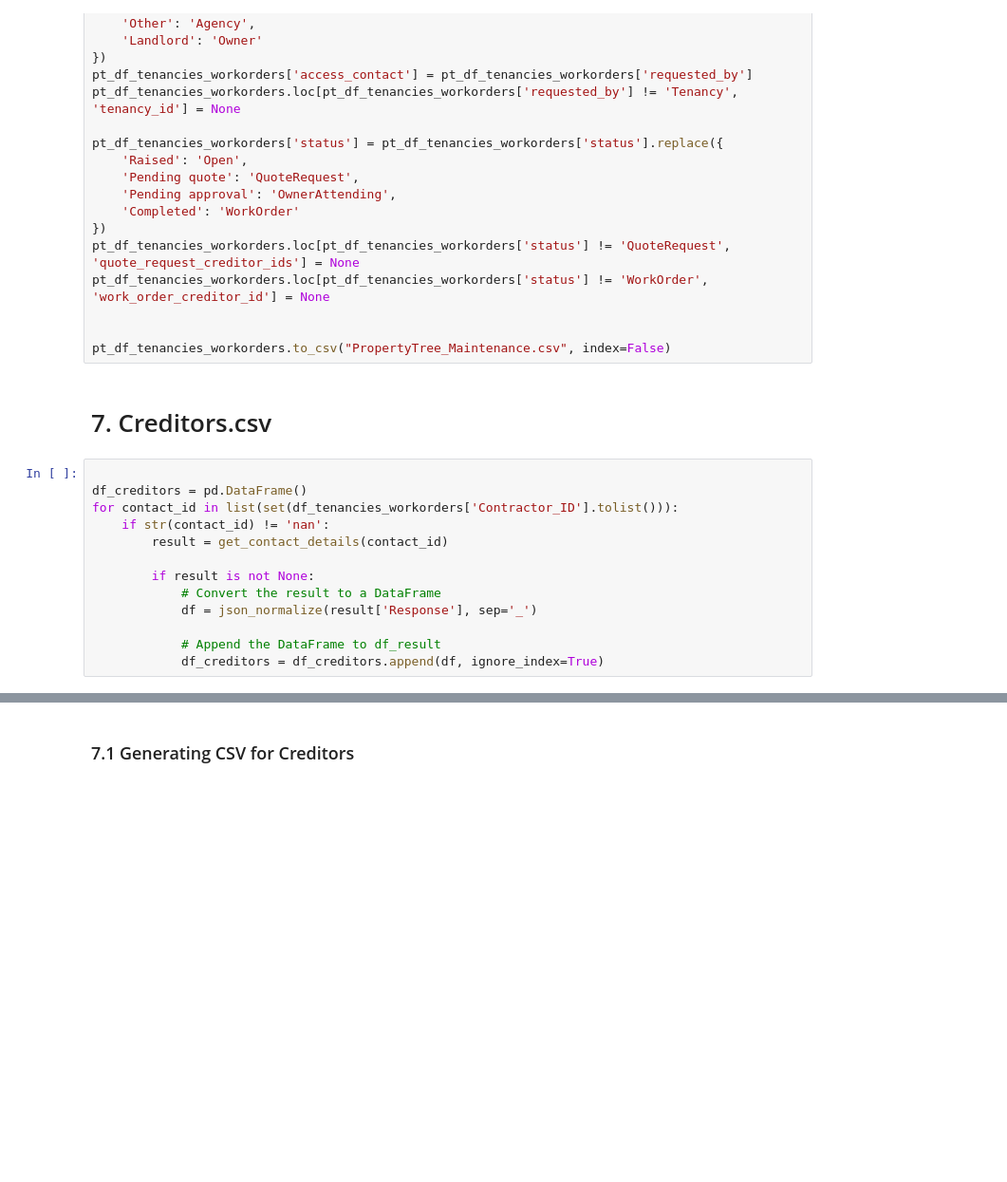
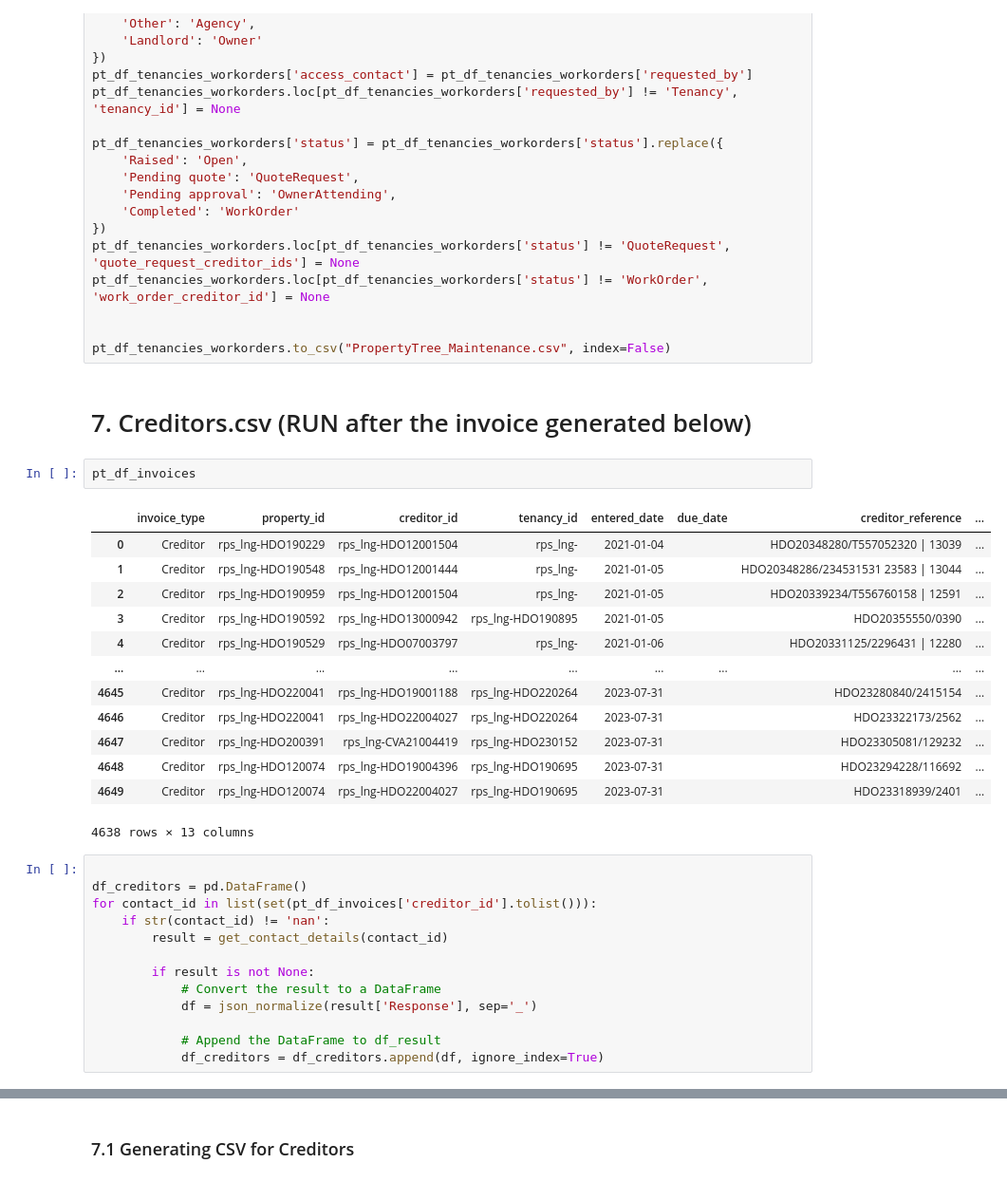
Before and after one commit to sahils4299/LongView-Data-Migration, a Jupyter notebook: PropertyTree_migration_Portfolio_testing.ipynb, the cells around one changed output, grey strips where cells are left out. Shown at 95% size. Drawn from its saved outputs; the diff is of its cells as text; blank space fills up the shorter version.

```diff
--- a/PropertyTree_migration_Portfolio_testing.ipynb
+++ b/PropertyTree_migration_Portfolio_testing.ipynb
@@ -1029,11 +1029,27 @@ pt_df_tenancies_workorders.loc[pt_df_tenancies_workorders['status'] != 'WorkOrde
 
 pt_df_tenancies_workorders.to_csv("PropertyTree_Maintenance.csv", index=False)
 # %% [markdown]
-# 7. Creditors.csv
+# 7. Creditors.csv (RUN after the invoice generated below)
+# %%
+pt_df_invoices
+# %% [output]
+|  | invoice_type | property_id | creditor_id | tenancy_id | entered_date | due_date | creditor_reference | ... |
+| 0 | Creditor | rps_lng-HDO190229 | rps_lng-HDO12001504 | rps_lng- | 2021-01-04 |  | HDO20348280/T557052320 | 13039 | ... |
+| 1 | Creditor | rps_lng-HDO190548 | rps_lng-HDO12001444 | rps_lng- | 2021-01-05 |  | HDO20348286/234531531 23583 | 13044 | ... |
+| 2 | Creditor | rps_lng-HDO190959 | rps_lng-HDO12001504 | rps_lng- | 2021-01-05 |  | HDO20339234/T556760158 | 12591 | ... |
+| 3 | Creditor | rps_lng-HDO190592 | rps_lng-HDO13000942 | rps_lng-HDO190895 | 2021-01-05 |  | HDO20355550/0390 | ... |
+| 4 | Creditor | rps_lng-HDO190529 | rps_lng-HDO07003797 | rps_lng- | 2021-01-06 |  | HDO20331125/2296431 | 12280 | ... |
+| ... | ... | ... | ... | ... | ... | ... | ... | ... |
+| 4645 | Creditor | rps_lng-HDO220041 | rps_lng-HDO19001188 | rps_lng-HDO220264 | 2023-07-31 |  | HDO23280840/2415154 | ... |
+| 4646 | Creditor | rps_lng-HDO220041 | rps_lng-HDO22004027 | rps_lng-HDO220264 | 2023-07-31 |  | HDO23322173/2562 | ... |
+| 4647 | Creditor | rps_lng-HDO200391 | rps_lng-CVA21004419 | rps_lng-HDO230152 | 2023-07-31 |  | HDO23305081/129232 | ... |
+| 4648 | Creditor | rps_lng-HDO120074 | rps_lng-HDO19004396 | rps_lng-HDO190695 | 2023-07-31 |  | HDO23294228/116692 | ... |
+| 4649 | Creditor | rps_lng-HDO120074 | rps_lng-HDO22004027 | rps_lng-HDO190695 | 2023-07-31 |  | HDO23318939/2401 | ... |
+4638 rows × 13 columns
 # %%
 
 df_creditors = pd.DataFrame()
-for contact_id in list(set(df_tenancies_workorders['Contractor_ID'].tolist())):
+for contact_id in list(set(pt_df_invoices['creditor_id'].tolist())):
     if str(contact_id) != 'nan':
         result = get_contact_details(contact_id)
 
```
Also changed, not shown: parts of 19 cells of this notebook.
